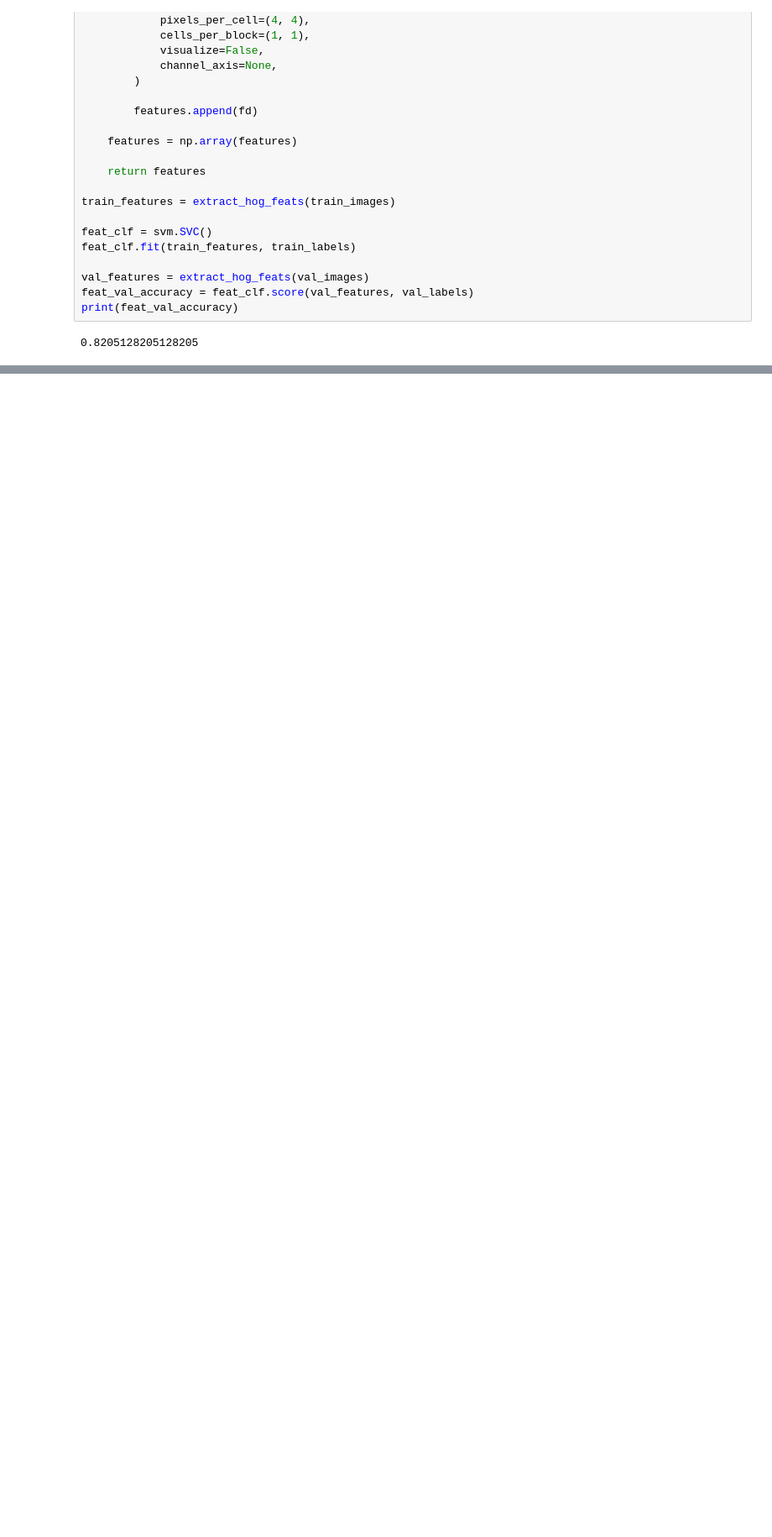
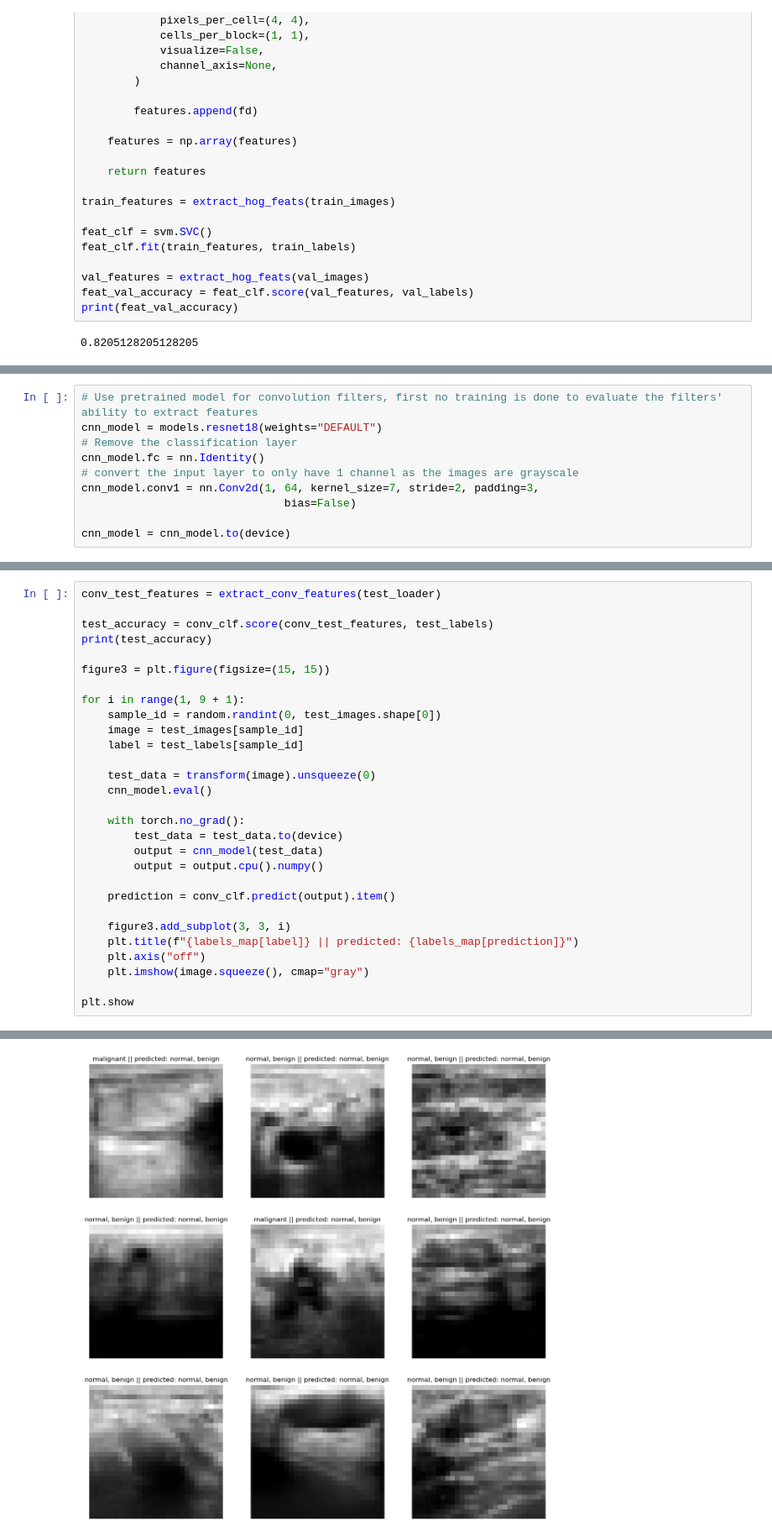
Before and after one commit to alvin-jqh/AMLS_assignment24_25, a Jupyter notebook: A/svm_ker.ipynb, the cells around one changed output, grey strips where cells are left out. Shown: that part at 84% size. Cells and saved outputs as stored; diff of their text form; blank space fills up the shorter version.

```diff
--- a/A/svm_ker.ipynb
+++ b/A/svm_ker.ipynb
@@ -160,0 +252,10 @@ print(test_accuracy)
+# %%
+# Use pretrained model for convolution filters, first no training is done to evaluate the filters' ability to extract features
+cnn_model = models.resnet18(weights="DEFAULT")
+# Remove the classification layer
+cnn_model.fc = nn.Identity()
+# convert the input layer to only have 1 channel as the images are grayscale
+cnn_model.conv1 = nn.Conv2d(1, 64, kernel_size=7, stride=2, padding=3,
+                               bias=False)
+
+cnn_model = cnn_model.to(device)
@@ -160,0 +288,30 @@ print(test_accuracy)
+# %%
+conv_test_features = extract_conv_features(test_loader)
+
+test_accuracy = conv_clf.score(conv_test_features, test_labels)
+print(test_accuracy)
+
+figure3 = plt.figure(figsize=(15, 15))
+
+for i in range(1, 9 + 1):
+    sample_id = random.randint(0, test_images.shape[0])
+    image = test_images[sample_id]
+    label = test_labels[sample_id]
+
+    test_data = transform(image).unsqueeze(0)
+    cnn_model.eval()
+
+    with torch.no_grad():
+        test_data = test_data.to(device)
+        output = cnn_model(test_data)
+        output = output.cpu().numpy()
+
+    prediction = conv_clf.predict(output).item()
+
+    figure3.add_subplot(3, 3, i)
+    plt.title(f"{labels_map[label]} || predicted: {labels_map[prediction]}")
+    plt.axis("off")
+    plt.imshow(image.squeeze(), cmap="gray")
+
+plt.show
+# %% [output]
@@ -160,0 +320 @@ print(test_accuracy)
+[figure, added]
```
Also changed, not shown: parts of 20 cells of this notebook.
